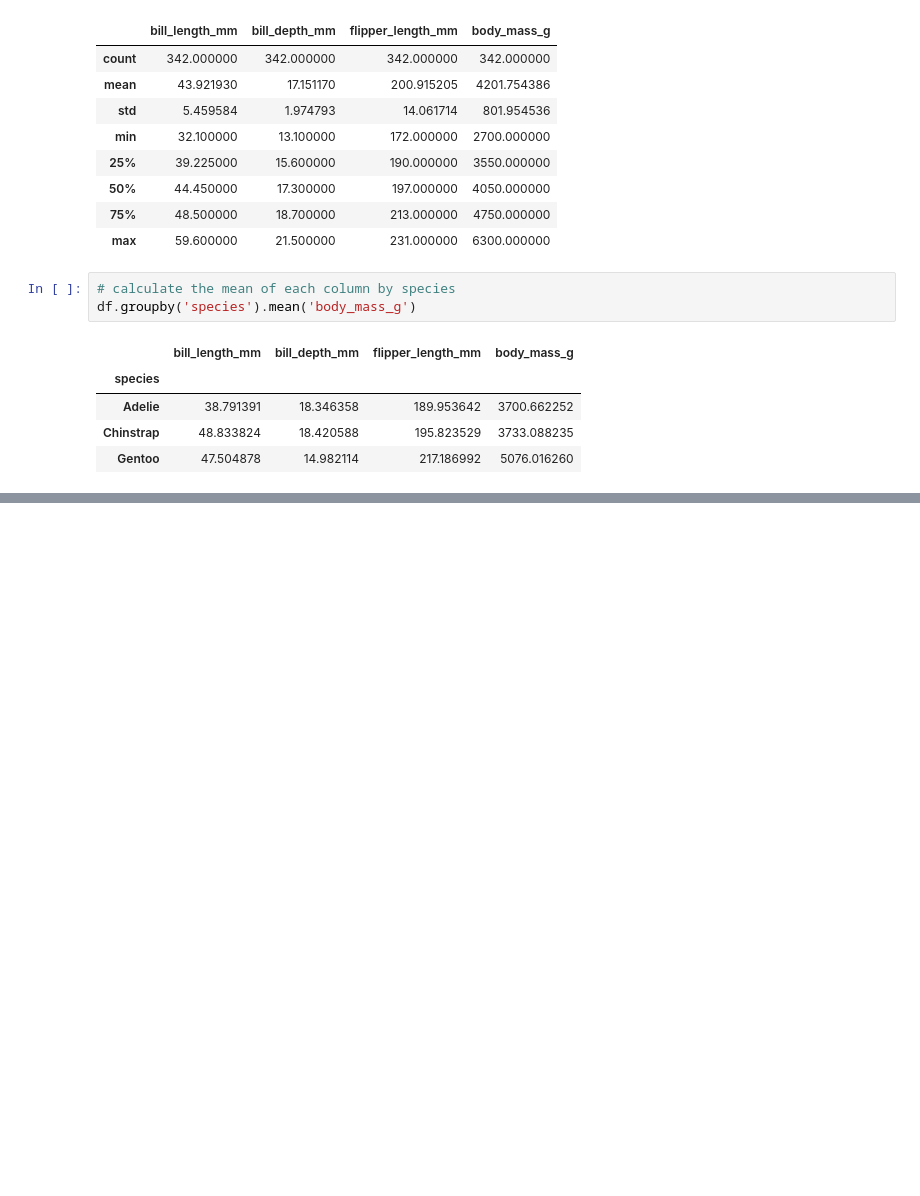
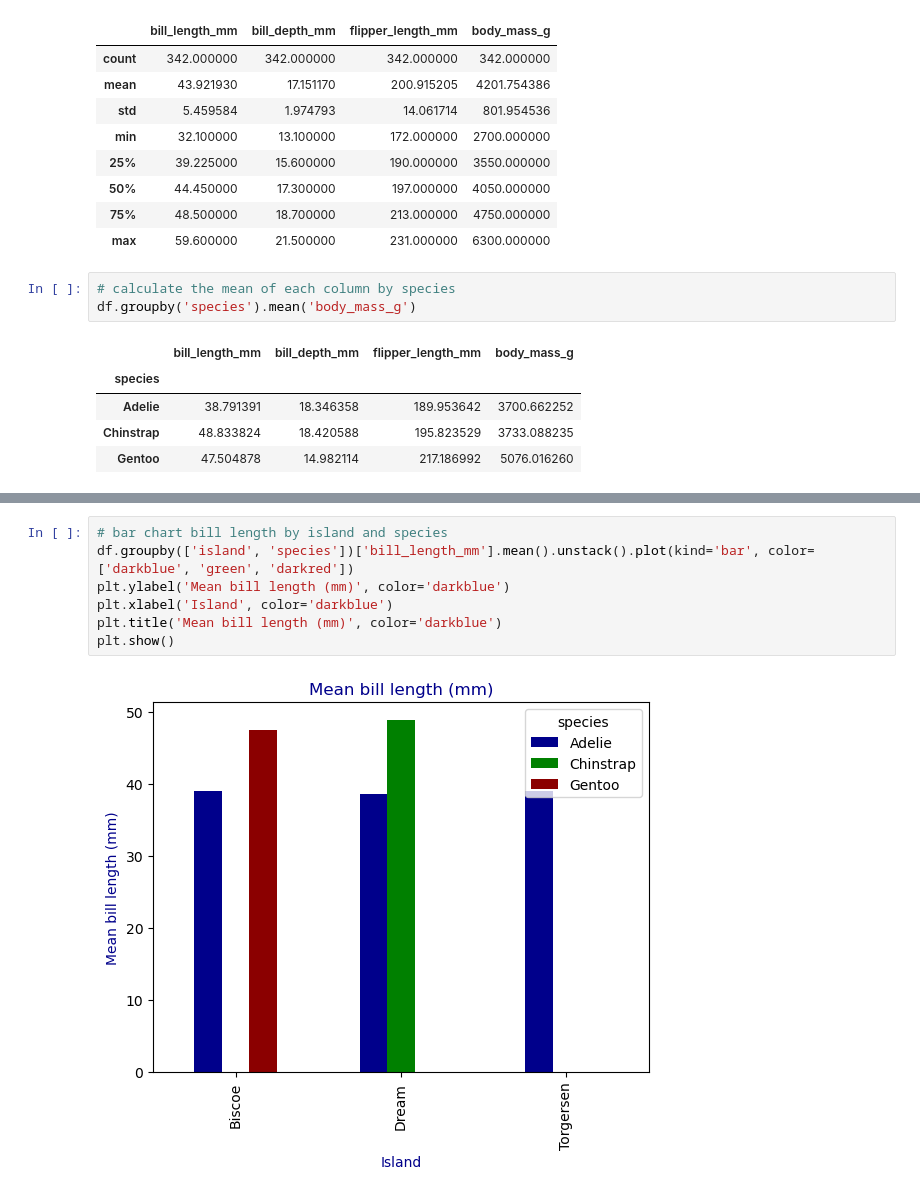
Before and after one commit to L-g00438909/my_work, a Jupyter notebook: penguins.ipynb, the cells around one changed output, grey strips where cells are left out. Cells and saved outputs as stored; diff of their text form; blank space fills up the shorter version.

```diff
--- a/penguins.ipynb
+++ b/penguins.ipynb
@@ -206,0 +241,9 @@ Gentoo    FEMALE  4679.741379
+# %%
+# bar chart bill length by island and species
+df.groupby(['island', 'species'])['bill_length_mm'].mean().unstack().plot(kind='bar', color=['darkblue', 'green', 'darkred'])
+plt.ylabel('Mean bill length (mm)', color='darkblue')
+plt.xlabel('Island', color='darkblue')
+plt.title('Mean bill length (mm)', color='darkblue')
+plt.show()
+# %% [output]
+[figure, added]
```
Also changed, not shown: parts of 27 cells of this notebook, 1 other file.
